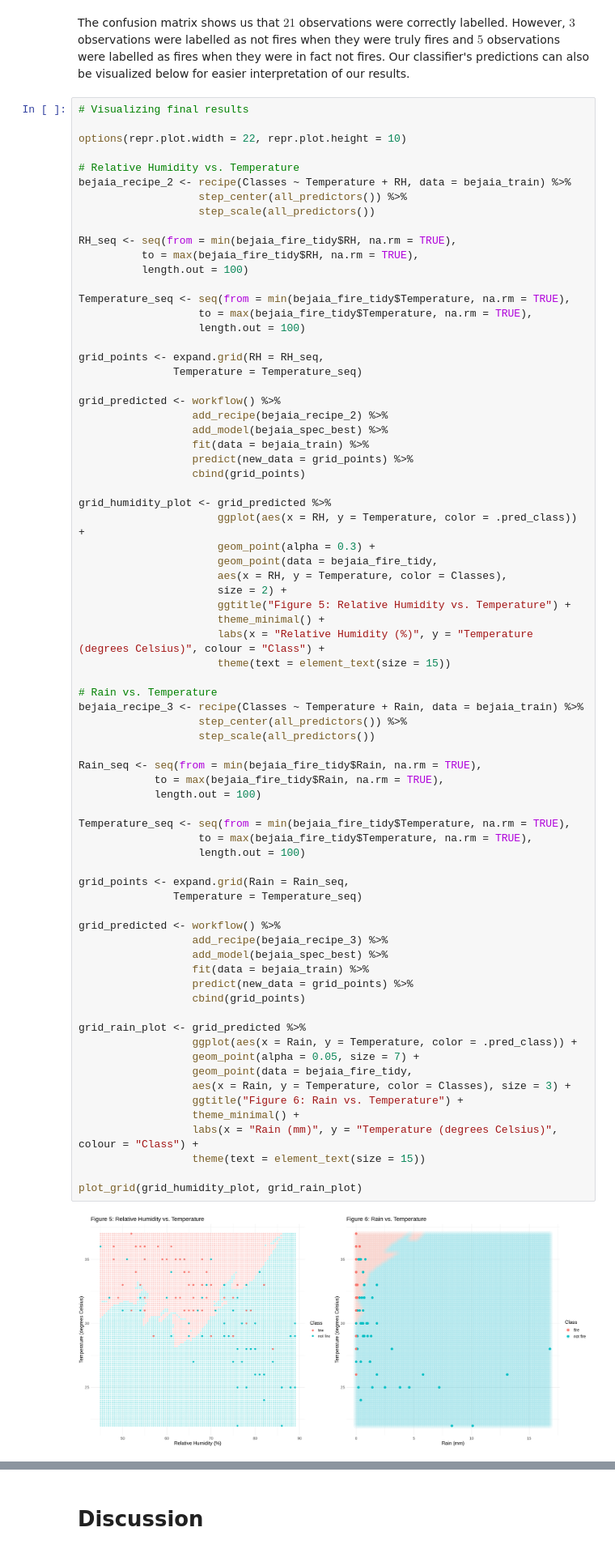
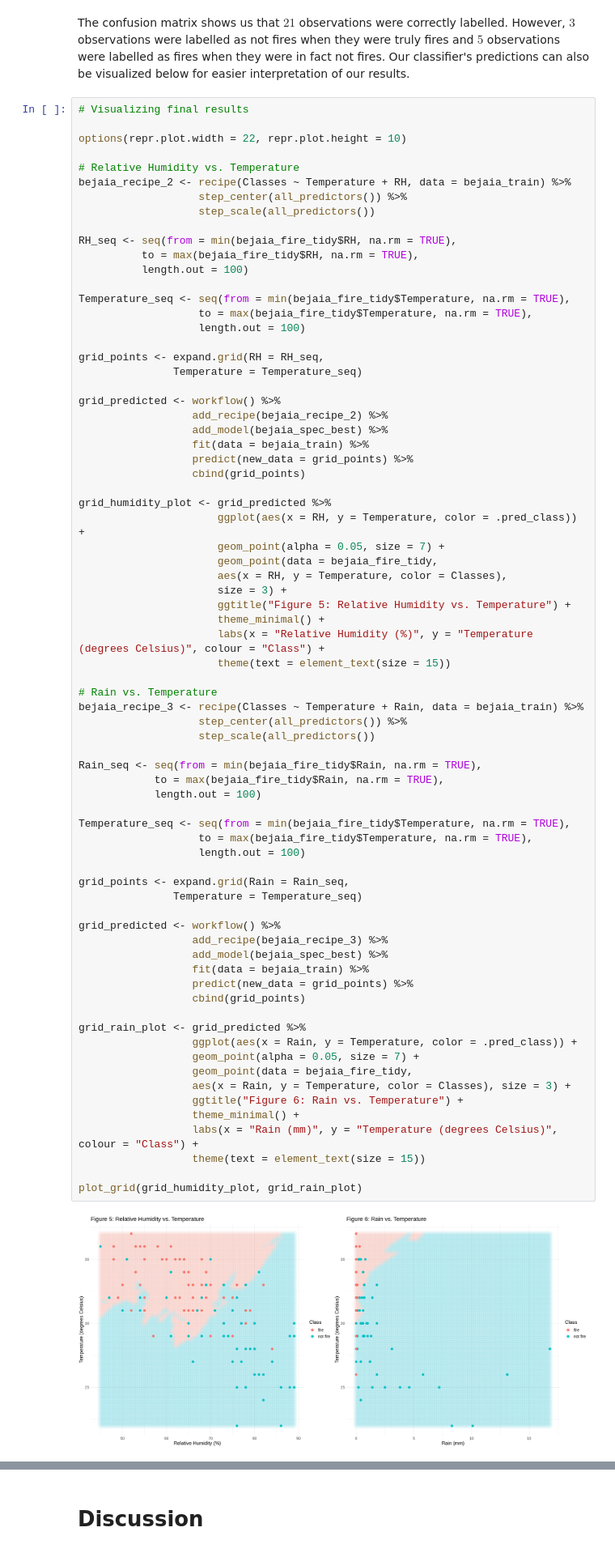
Before and after one commit to a-kong/dsci100-project, a Jupyter notebook: report.ipynb, the cells around one changed output, grey strips where cells are left out. Shown at 81% size. Saved outputs shown, nothing was run; the diff lists cells and outputs as text.

Commit message:
smooth graphs

```diff
--- a/report.ipynb
+++ b/report.ipynb
@@ -285,10 +303,10 @@ grid_predicted <- workflow() %>%
 
 grid_humidity_plot <- grid_predicted %>%
                       ggplot(aes(x = RH, y = Temperature, color = .pred_class)) +
-                      geom_point(alpha = 0.3) +
+                      geom_point(alpha = 0.05, size = 7) +
                       geom_point(data = bejaia_fire_tidy,
                       aes(x = RH, y = Temperature, color = Classes),
-                      size = 2) +
+                      size = 3) +
                       ggtitle("Figure 5: Relative Humidity vs. Temperature") +
                       theme_minimal() +
                       labs(x = "Relative Humidity (%)", y = "Temperature (degrees Celsius)", colour = "Class") +
@@ -302,34 +320,34 @@ bejaia_recipe_3 <- recipe(Classes ~ Temperature + Rain, data = bejaia_train) %>%
 Rain_seq <- seq(from = min(bejaia_fire_tidy$Rain, na.rm = TRUE),
             to = max(bejaia_fire_tidy$Rain, na.rm = TRUE),
             length.out = 100)
 
 Temperature_seq <- seq(from = min(bejaia_fire_tidy$Temperature, na.rm = TRUE),
                    to = max(bejaia_fire_tidy$Temperature, na.rm = TRUE),
                    length.out = 100)
 
 grid_points <- expand.grid(Rain = Rain_seq,
                Temperature = Temperature_seq)
 
 grid_predicted <- workflow() %>%
                   add_recipe(bejaia_recipe_3) %>%
                   add_model(bejaia_spec_best) %>%
                   fit(data = bejaia_train) %>%
                   predict(new_data = grid_points) %>%
                   cbind(grid_points)
 
 grid_rain_plot <- grid_predicted %>%
                   ggplot(aes(x = Rain, y = Temperature, color = .pred_class)) +
                   geom_point(alpha = 0.05, size = 7) +
                   geom_point(data = bejaia_fire_tidy,
                   aes(x = Rain, y = Temperature, color = Classes), size = 3) +
                   ggtitle("Figure 6: Rain vs. Temperature") +
                   theme_minimal() +
                   labs(x = "Rain (mm)", y = "Temperature (degrees Celsius)", colour = "Class") +
                   theme(text = element_text(size = 15))
 
 plot_grid(grid_humidity_plot, grid_rain_plot)
 # %% [output]
-[figure, old version]
+[figure, new version]
 # %% [markdown]
 The figures above display our final results along with our classifier's accuracy and decision boundaries that divide our observations into two categories: "fire" and "not fire".
 
```
Also changed, not shown: parts of 1 cell of this notebook.
